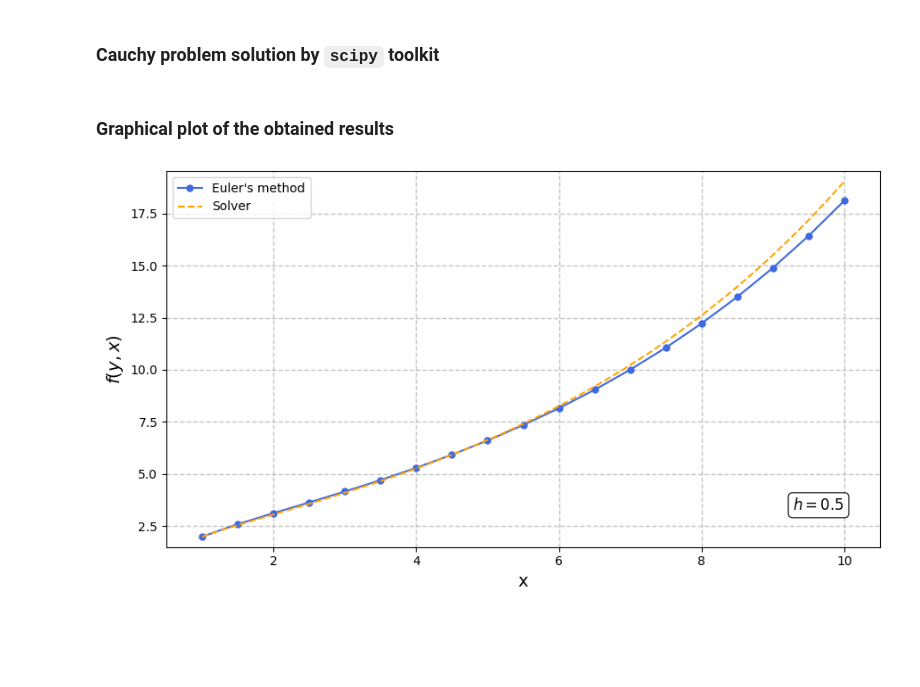
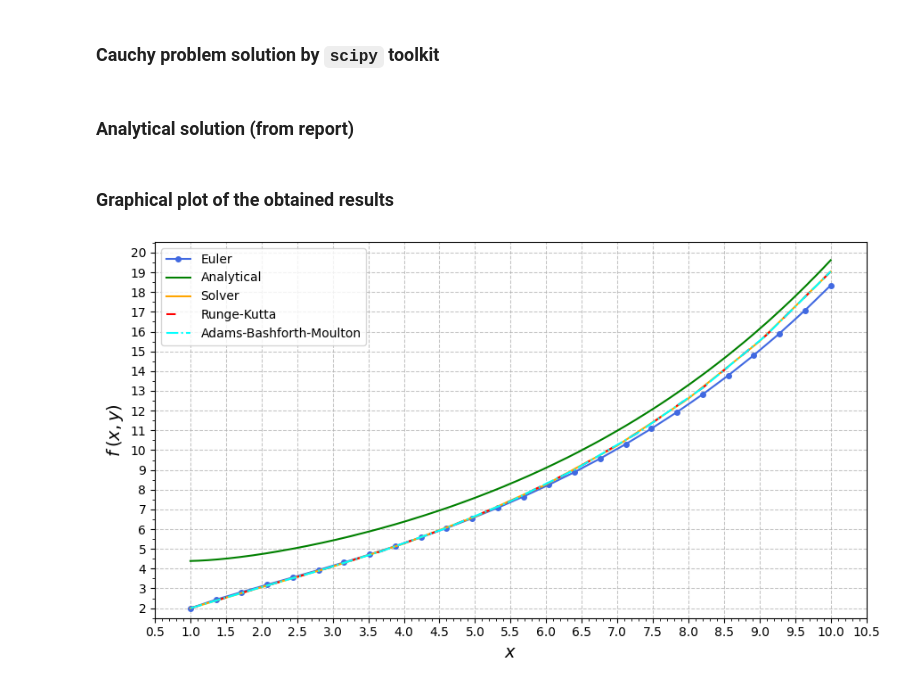
Before and after one commit to constabIe/de-ips4, a Jupyter notebook: notebooks/task-1.ipynb, the cells around one changed output. Drawn from its saved outputs; the diff is of its cells as text; code cells hidden in the pictures; blank space fills up the shorter version.

```diff
--- a/notebooks/task-1.ipynb
+++ b/notebooks/task-1.ipynb
@@ -94,64 +124,91 @@ $h = 0.5$
 # %% [markdown]
 ### Cauchy problem solution by `scipy` toolkit
 # %%
-X_exact = np.linspace(start, end, 200)
+X_exact = np.linspace(START, END, DOT_COUNT)
 
 sol = solve_ivp(
-    f, (start, end), [2],
+    f, (START, END), [2],
     t_eval=X_exact,
-    method="RK45", # Runga-Kutta method of order 4-5
+    method="RK45",  # Runga-Kutta method of order 4-5
     rtol=1e-9,
     atol=1e-12
 )
 
 Y_exact = sol.y[0]
+# %% [markdown]
+### Analytical solution (from report)
+# %%
+def y_analytical(x):
+    return -4/5 * np.exp(x/5) * expi(-x/5) \
+           + ((2 - 4/5 * np.exp(1/5) * expi(-1/5)) / np.exp(1/5)) * np.exp(x/5)
+
+
+X_analytical = np.linspace(START, END, 400)
+Y_analytical = [y_analytical(x) for x in X_analytical]
 # %% [markdown]
 ### Graphical plot of the obtained results
 # %%
-# Plotting
 fig, ax = plt.subplots(figsize=(9, 5))
 
-ymin = min(Y_euler.min(), Y_exact.min()) - 0.5
-ymax = max(Y_euler.max(), Y_exact.max()) + 0.5
+offset = 0.5
+ymin = min(Y_euler.min(), Y_exact.min()) - offset
+ymax = max(Y_euler.max(), Y_exact.max()) + 3 * offset
 ax.set_ylim(ymin, ymax)
-ax.set_xlim(start - 0.5, end + 0.5)
+ax.set_xlim(START - offset, END + offset)
 
+ax.set_xlabel(r"$x$", fontsize=14)
+ax.set_ylabel(r"$f\:(x, y)$", fontsize=14)
 
-ax.set_xlabel("x", fontsize=14)
-ax.set_ylabel(r"$f(y, x)$", fontsize=14)
+ax.xaxis.set_major_locator(ticker.MultipleLocator(0.5))
+ax.xaxis.set_minor_locator(ticker.MultipleLocator(0.1))
+
+ax.yaxis.set_major_locator(ticker.MultipleLocator(1))
+ax.yaxis.set_minor_locator(ticker.MultipleLocator(0.5))
 
 # Grid
-ax.grid(True, which="major", linestyle="--", linewidth=1.0, alpha=.75)
+ax.grid(True, which="major", linestyle="--", linewidth=.75, alpha=.75)
 
 # Curves
 ax.plot(
     X_euler, Y_euler,
     color="royalblue",
     marker='o',
-    markersize=5,
-    label="Euler's method"
+    markersize=4,
+    label="Euler"
+
+)
+
+ax.plot(
+    X_analytical, Y_analytical,
+    color="green",
+    # linestyle="--",
+    label="Analytical"
 )
 
 ax.plot(
     X_exact, Y_exact,
     color="orange",
-    linestyle="--",
+    # linestyle="--",
     label="Solver"
 )
 
-h_str = rf"$h = {h:g}$"
-ax.text(
-    0.95, 0.09, h_str,
-    transform=ax.transAxes,
-    fontsize=12,
-    verticalalignment="bottom",
-    horizontalalignment="right",
-    bbox=dict(facecolor="white", alpha=0.8, boxstyle="round,pad=0.3")
+ax.plot(
+    X_rk, Y_rk,
+    color="red",
+    linestyle=(0, (5, 10)),
+    label="Runge-Kutta"
+)
+
+ax.plot(
+    X_rk, Y_rk,
+    color="cyan",
+    linestyle='-.',
+    label="Adams-Bashforth-Moulton"
 )
 
 plt.legend(loc='upper left')
 plt.tight_layout()
 
 plt.show()
 # %% [output]
-[figure, old version]
+[figure, new version]
```
Also changed, not shown: parts of 9 cells of this notebook, 4 other files.
